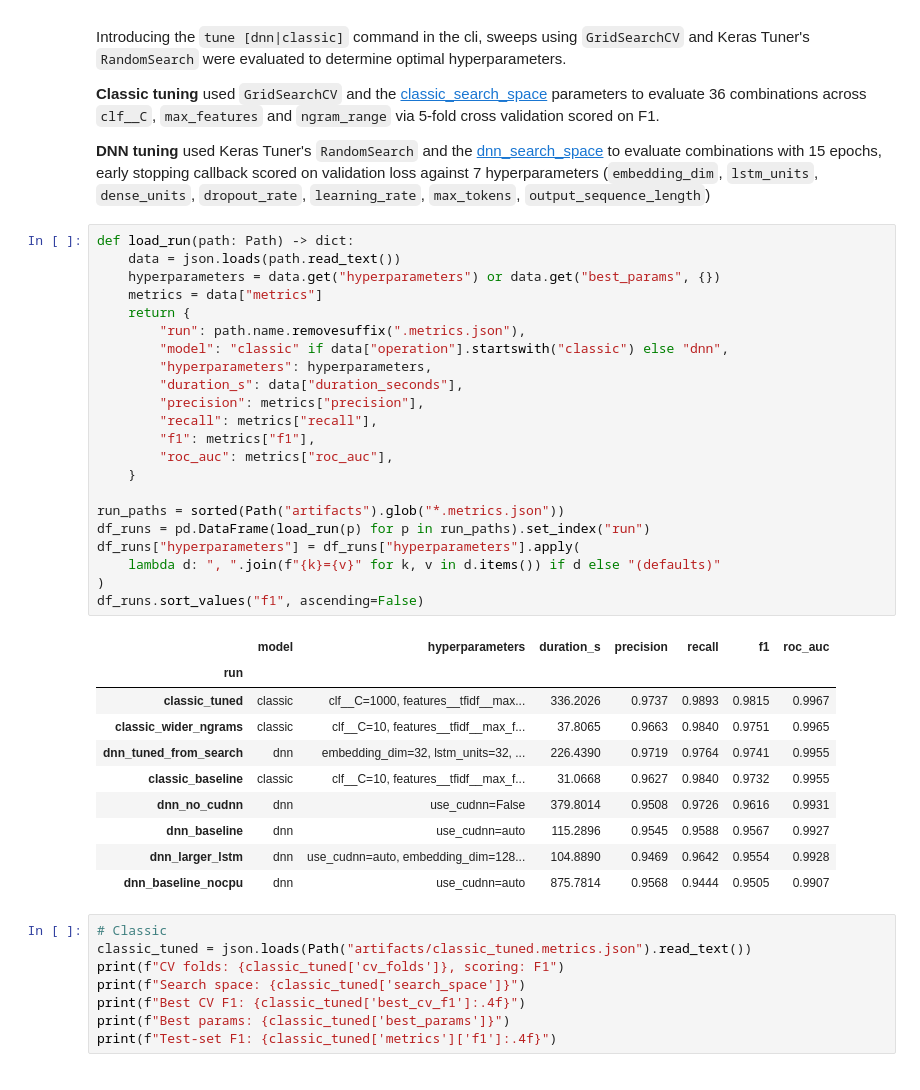
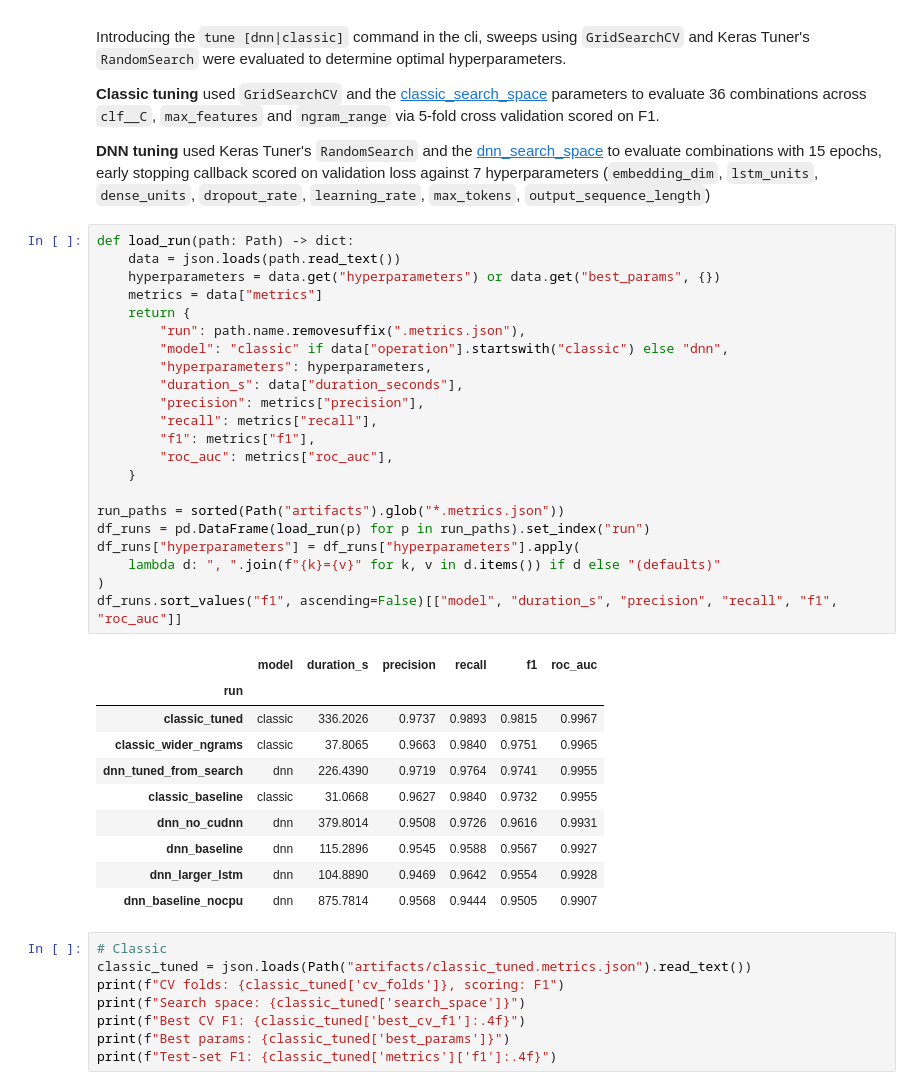
Before and after one commit to mabsimms/aiml-course-capstone, a Jupyter notebook: capstone-results.ipynb, the cells around one changed output. Cells and saved outputs as stored; diff of their text form.

Commit message:
Fixed formatting issue in table

```diff
--- a/capstone-results.ipynb
+++ b/capstone-results.ipynb
@@ -595,36 +595,36 @@ Introducing the `tune [dnn|classic]` command in the cli, sweeps using `GridSearc
 # %%
 def load_run(path: Path) -> dict:
     data = json.loads(path.read_text())
     hyperparameters = data.get("hyperparameters") or data.get("best_params", {})
     metrics = data["metrics"]
     return {
         "run": path.name.removesuffix(".metrics.json"),
         "model": "classic" if data["operation"].startswith("classic") else "dnn",
         "hyperparameters": hyperparameters,
         "duration_s": data["duration_seconds"],
         "precision": metrics["precision"],
         "recall": metrics["recall"],
         "f1": metrics["f1"],
         "roc_auc": metrics["roc_auc"],
     }
 
 run_paths = sorted(Path("artifacts").glob("*.metrics.json"))
 df_runs = pd.DataFrame(load_run(p) for p in run_paths).set_index("run")
 df_runs["hyperparameters"] = df_runs["hyperparameters"].apply(
     lambda d: ", ".join(f"{k}={v}" for k, v in d.items()) if d else "(defaults)"
 )
-df_runs.sort_values("f1", ascending=False)
+df_runs.sort_values("f1", ascending=False)[["model", "duration_s", "precision", "recall", "f1", "roc_auc"]]
 # %% [output]
-|  | model | hyperparameters | duration_s | precision | recall | f1 | roc_auc |
-| run |  |  |  |  |  |  |  |
-| classic_tuned | classic | clf__C=1000, features__tfidf__max... | 336.2026 | 0.9737 | 0.9893 | 0.9815 | 0.9967 |
-| classic_wider_ngrams | classic | clf__C=10, features__tfidf__max_f... | 37.8065 | 0.9663 | 0.9840 | 0.9751 | 0.9965 |
-| dnn_tuned_from_search | dnn | embedding_dim=32, lstm_units=32, ... | 226.4390 | 0.9719 | 0.9764 | 0.9741 | 0.9955 |
-| classic_baseline | classic | clf__C=10, features__tfidf__max_f... | 31.0668 | 0.9627 | 0.9840 | 0.9732 | 0.9955 |
-| dnn_no_cudnn | dnn | use_cudnn=False | 379.8014 | 0.9508 | 0.9726 | 0.9616 | 0.9931 |
-| dnn_baseline | dnn | use_cudnn=auto | 115.2896 | 0.9545 | 0.9588 | 0.9567 | 0.9927 |
-| dnn_larger_lstm | dnn | use_cudnn=auto, embedding_dim=128... | 104.8890 | 0.9469 | 0.9642 | 0.9554 | 0.9928 |
-| dnn_baseline_nocpu | dnn | use_cudnn=auto | 875.7814 | 0.9568 | 0.9444 | 0.9505 | 0.9907 |
+|  | model | duration_s | precision | recall | f1 | roc_auc |
+| run |  |  |  |  |  |  |
+| classic_tuned | classic | 336.2026 | 0.9737 | 0.9893 | 0.9815 | 0.9967 |
+| classic_wider_ngrams | classic | 37.8065 | 0.9663 | 0.9840 | 0.9751 | 0.9965 |
+| dnn_tuned_from_search | dnn | 226.4390 | 0.9719 | 0.9764 | 0.9741 | 0.9955 |
+| classic_baseline | classic | 31.0668 | 0.9627 | 0.9840 | 0.9732 | 0.9955 |
+| dnn_no_cudnn | dnn | 379.8014 | 0.9508 | 0.9726 | 0.9616 | 0.9931 |
+| dnn_baseline | dnn | 115.2896 | 0.9545 | 0.9588 | 0.9567 | 0.9927 |
+| dnn_larger_lstm | dnn | 104.8890 | 0.9469 | 0.9642 | 0.9554 | 0.9928 |
+| dnn_baseline_nocpu | dnn | 875.7814 | 0.9568 | 0.9444 | 0.9505 | 0.9907 |
 # %%
 # Classic
 classic_tuned = json.loads(Path("artifacts/classic_tuned.metrics.json").read_text())
```
